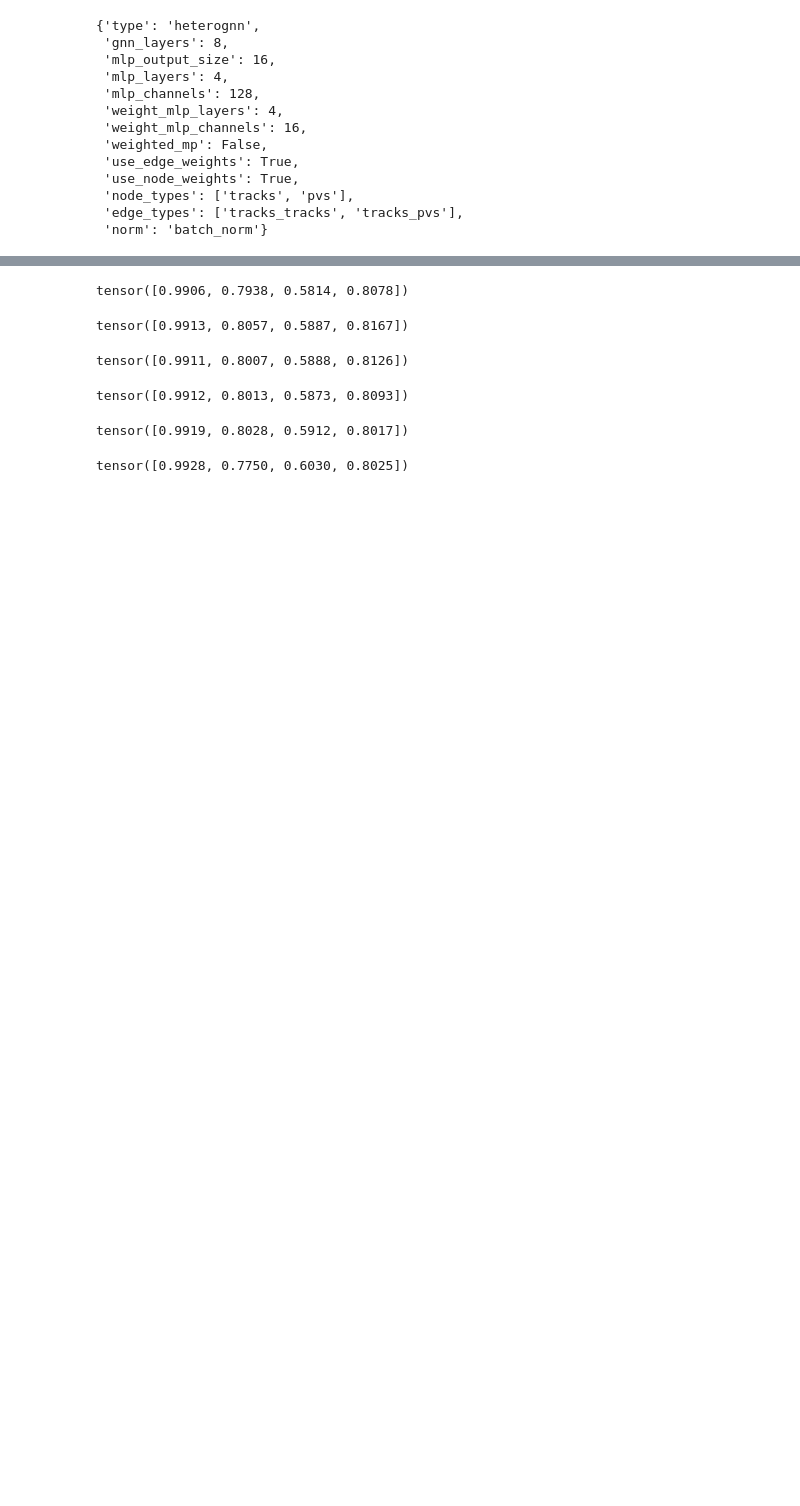
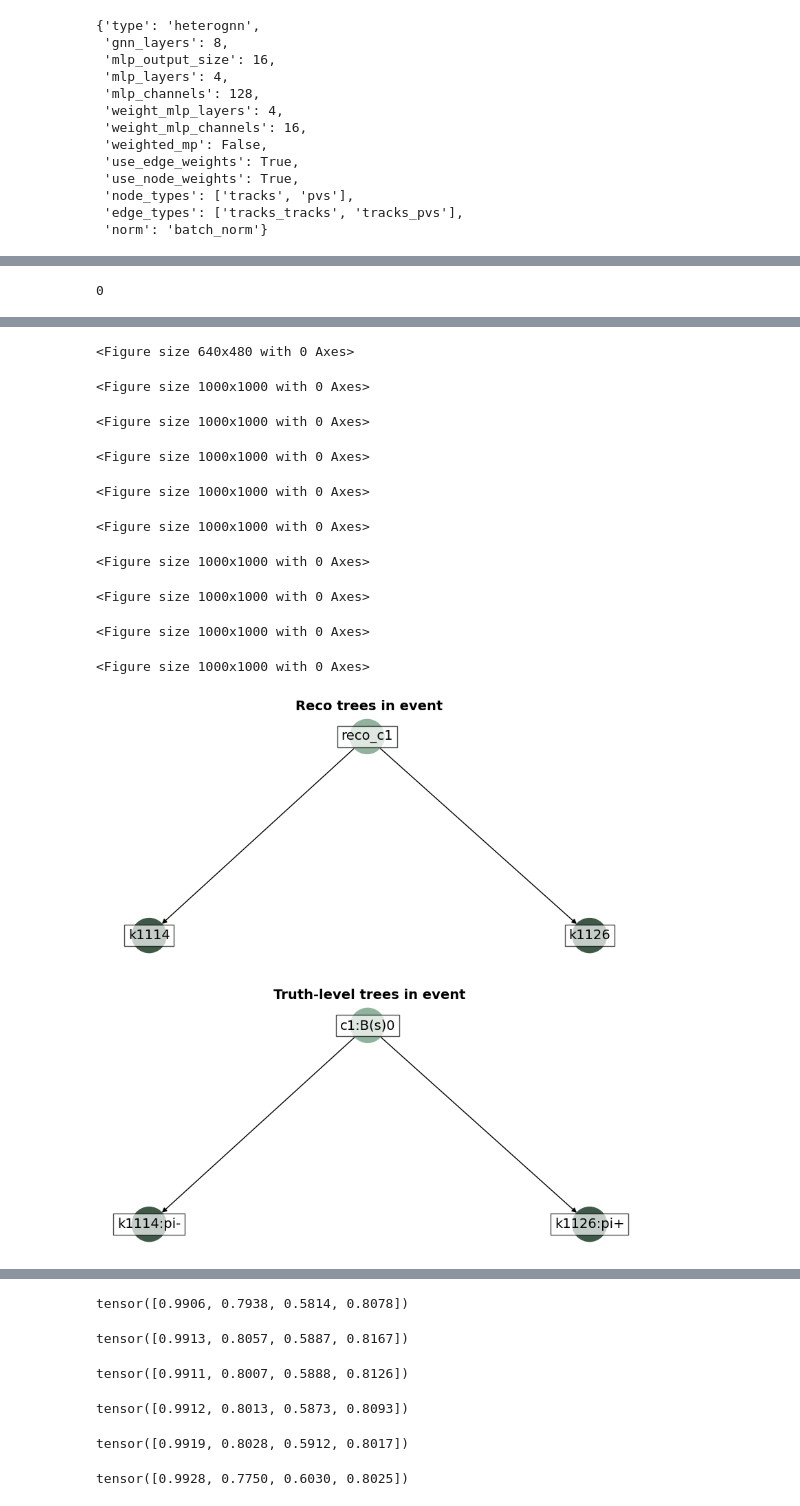
Before and after one commit to willsutcliffe/scalable_mtl_hgnn, a Jupyter notebook: Refactoring_perf.ipynb, the cells around one changed output, grey strips where cells are left out. Cells and saved outputs as stored; diff of their text form; code cells hidden in the pictures; blank space fills up the shorter version.

Commit message:
add new notebooks and update performance

```diff
--- a/Refactoring_perf.ipynb
+++ b/Refactoring_perf.ipynb
@@ -45,13 +51,18 @@ from wmpgnn.datasets.data_handler import DataHandler
 #config_loader = ConfigLoader("config_files/had_mp_gnn_inference_Bu_KKpi.yaml", environment_prefix="DL")
 # config_loader = ConfigLoader("config_files/had_mp_gnn_inference_Bs_Jpsiphi.yaml", environment_prefix="DL")
 #|config_loader = ConfigLoader("config_files/had_mp_gnn_inference_Lb_Lcpi.yaml", environment_prefix="DL")
-#config_loader = ConfigLoader("config_files/had_mp_gnn_inference_Bs_Dspi.yaml", environment_prefix="DL")
-config_loader = ConfigLoader("config_files/had_heteromp_gnn_inference_Bd_Kstmumu.yaml", environment_prefix="DL")#
+#config_loader = ConfigLoader("config_files/had_mp_gnn_inference_B_DD.yaml", environment_prefix="DL")
+#config_loader = ConfigLoader("config_files/heteromp_gnn_inference_Bu_KKpi.yaml", environment_prefix="DL")#
+#config_loader = ConfigLoader("config_files/had_heteromp_gnn_inference_Lb_pKmumu.yaml", environment_prefix="DL")
 #config_loader = ConfigLoader("config_files/heteromp_gnn_inference_Lb_Lcpi.yaml", environment_prefix="DL")#
 #config_loader = ConfigLoader("config_files/heteromp_gnn_inference_Bs_Jpsiphi.yaml", environment_prefix="DL")
 #config_loader = ConfigLoader("config_files/mp_gnn_inference_Bd_Kpi.yaml", environment_prefix="DL")
-#config_loader = ConfigLoader("config_files/mp_gnn_inference_Bd_Kstmumu.yaml", environment_prefix="DL")
-#config_loader = ConfigLoader("config_files/test_heteromp_gnn_inference.yaml", environment_prefix="DL")#
+
+#config_loader = ConfigLoader("config_files/mp_gnn_inference_Bs_Dspi.yaml", environment_prefix="DL")
+config_loader = ConfigLoader("config_files/test_heteromp_gnn_inference.yaml", environment_prefix="DL")#
+#config_loader = ConfigLoader("config_files/heteromp_gnn_inference.yaml", environment_prefix="DL")
+#config_loader = ConfigLoader("config_files/heteromp_gnn_inference_Bs_Jpsiphi.yaml", environment_prefix="DL")
+#config_loader = ConfigLoader("config_files/heteromp_gnn_inference_Bd_Kspipi.yaml", environment_prefix="DL")
 # %%
 config_loader.get('model')
 # %% [output]
@@ -118,0 +145,4 @@ ref_signal
+# %%
+perf.evaluate_reco_performance(event_max=10000, pruning_cut=0.01,plot_perfect_decaychains=10) #, ref_signal=ref_signal)
+# %% [output]
+0
@@ -118,0 +166,11 @@ ref_signal
+<Figure size 640x480 with 0 Axes>
+<Figure size 1000x1000 with 0 Axes>
+<Figure size 1000x1000 with 0 Axes>
+<Figure size 1000x1000 with 0 Axes>
+<Figure size 1000x1000 with 0 Axes>
+<Figure size 1000x1000 with 0 Axes>
+<Figure size 1000x1000 with 0 Axes>
+<Figure size 1000x1000 with 0 Axes>
+<Figure size 1000x1000 with 0 Axes>
+<Figure size 1000x1000 with 0 Axes>
+[figure, added]
```
Also changed, not shown: parts of 14 cells of this notebook, 4 other files.
